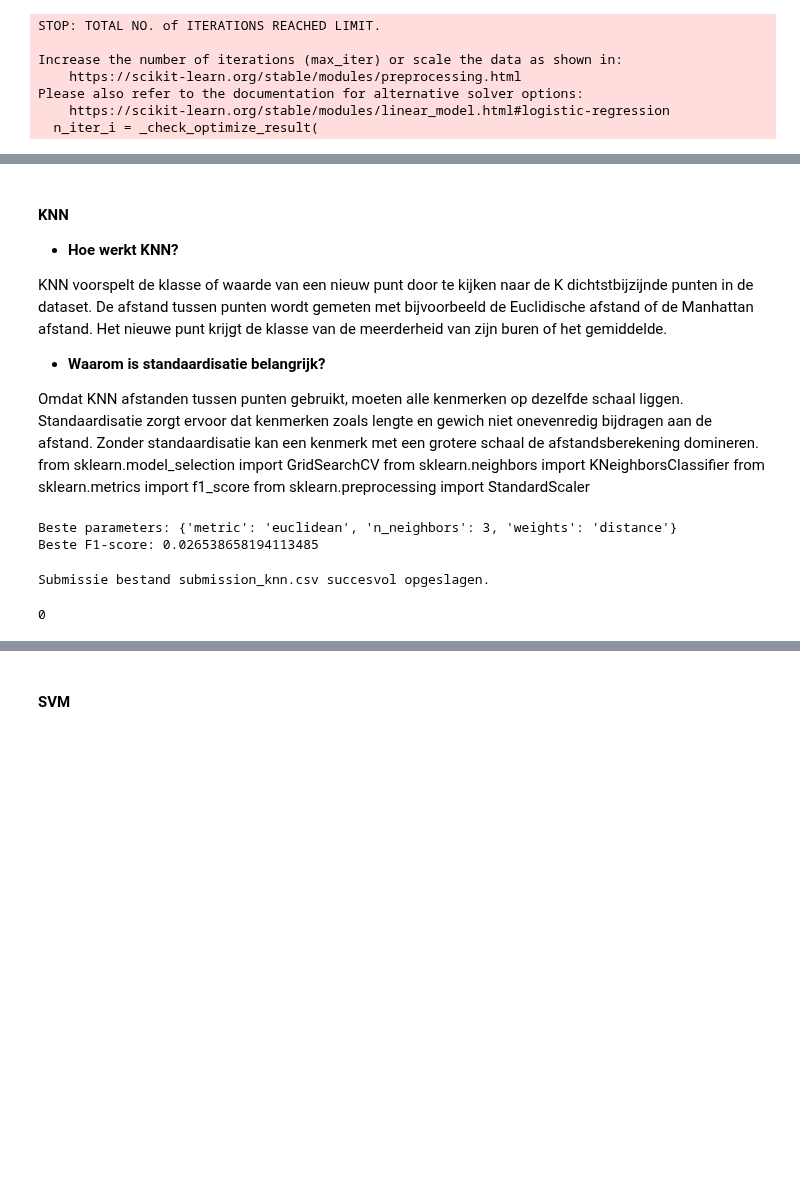
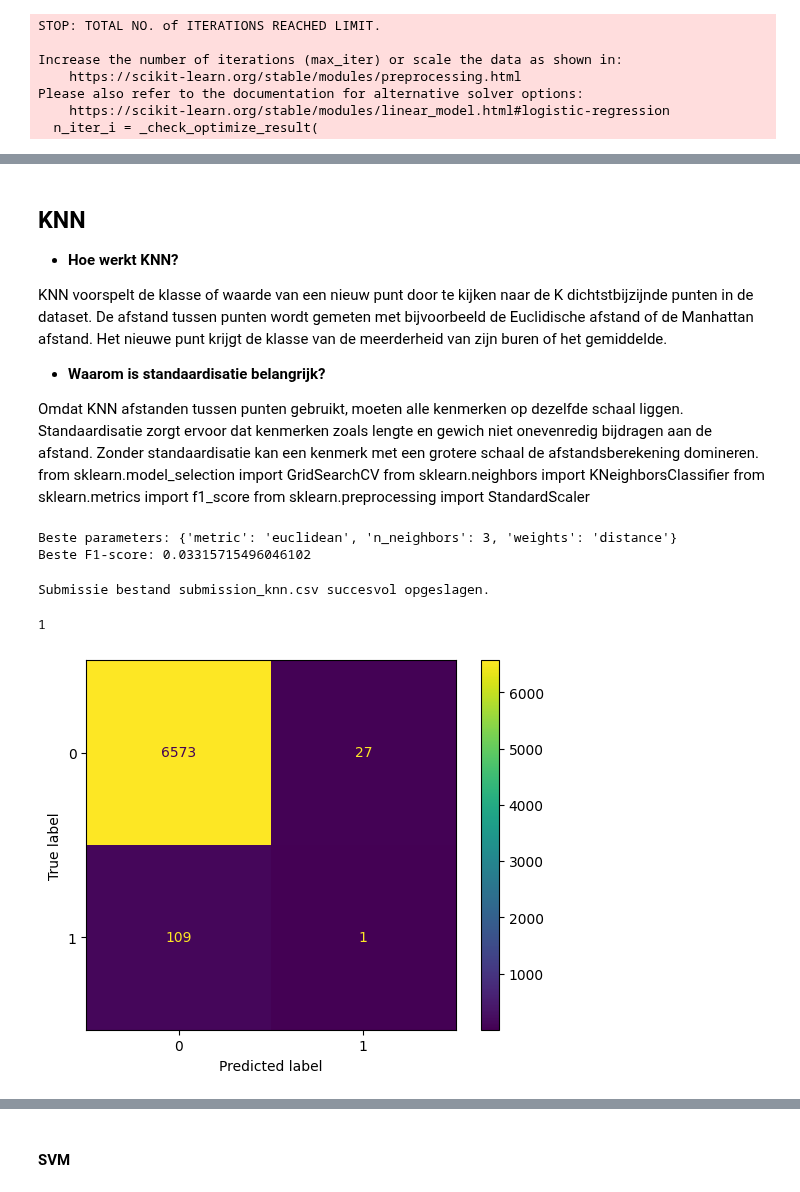
Before and after one commit to Tijnwy/MachineLearning, a Jupyter notebook: Kaggle submission, aangepast kolommen uitleg, verwijderde kolommen, comments knn en LG.ipynb, the cells around one changed output, grey strips where cells are left out. Drawn from its saved outputs; the diff is of its cells as text; code cells hidden in the pictures; blank space fills up the shorter version.

```diff
--- a/Kaggle submission, aangepast kolommen uitleg, verwijderde kolommen, comments knn en LG.ipynb
+++ b/Kaggle submission, aangepast kolommen uitleg, verwijderde kolommen, comments knn en LG.ipynb
@@ -60,6 +44,6 @@ from sklearn.metrics import ConfusionMatrixDisplay, confusion_matrix, f1_score,
 # %%
-train_data = pd.read_csv('train1.csv')
-test_data = pd.read_csv('test1.csv')
+train_data = pd.read_csv('data/train.csv')
+test_data = pd.read_csv('data/test.csv')
 display(train_data)
 display(test_data)
 # %% [output]
@@ -379,0 +372,5 @@ plt.show()
+# %%
+X = train_data.drop('stroke', axis=1)
+y = train_data["stroke"]
+X_train, X_test, y_train, y_test = train_test_split(X, y, test_size=0.2, random_state=42)
+display(X,y)
@@ -380,5 +403,5 @@ plt.show()
 # %% [markdown]
-#### KNN
+## KNN
 - **Hoe werkt KNN?**
 
 KNN voorspelt de klasse of waarde van een nieuw punt door te kijken naar de K dichtstbijzijnde punten in de dataset. De afstand tussen punten wordt gemeten met bijvoorbeeld de Euclidische afstand of de Manhattan afstand. Het nieuwe punt krijgt de klasse van de meerderheid van zijn buren of het gemiddelde.
@@ -392,7 +415,7 @@ from sklearn.metrics import f1_score
 from sklearn.preprocessing import StandardScaler
 # %%
 # Laad het KNeighborsClassifier model
-model = KNeighborsClassifier()
+knn = KNeighborsClassifier()
 
 # Schaal de trainingsdata (X_train) zodat ze een standaard normalisatie krijgen
 # Dit past de schaal aan zodat elke feature een gemiddelde van 0 en een standaardafwijking van 1 heeft
@@ -409,31 +432,27 @@ param_grid = {
 
 # Voer de Grid Search uit: het model wordt getraind voor elke combinatie van hyperparameters
 # en de beste hyperparameters worden gekozen op basis van de hoogste F1-score
-grid = GridSearchCV(model, param_grid, refit=True, scoring='f1', cv=5)
+grid = GridSearchCV(knn, param_grid, refit=True, scoring='f1', cv=5)
 grid.fit(X_train_scaled, y_train)
 
 # Toont de beste parameters en score
 print("Beste parameters:", grid.best_params_)
 print("Beste F1-score:", grid.best_score_)
 # https://chatgpt.com/share/6708eb8f-c6b4-8008-921d-da5fba0e9b1b
-
-X_test_scaled = scaler.transform(X_test)
-
-y_pred = grid.best_estimator_.predict(X_test_scaled)
 # %% [output]
 Beste parameters: {'metric': 'euclidean', 'n_neighbors': 3, 'weights': 'distance'}
-Beste F1-score: 0.026538658194113485
+Beste F1-score: 0.03315715496046102
 # %%
 kolommen_verwijderen = ['id', 'gender_Other', 'work_type_children', 'ever_married_No', 'ever_married_Yes']
-X_test = test_data.drop(columns=kolommen_verwijderen)
+X_test_kaggle = test_data.drop(columns=kolommen_verwijderen)
 
-X_test_scaled = scaler.transform(X_test)
+X_test_scaled_kaggle = scaler.transform(X_test_kaggle)
 
-y_pred = grid.best_estimator_.predict(X_test_scaled)
+y_pred_kaggle = grid.best_estimator_.predict(X_test_scaled_kaggle)
 
 submission = pd.DataFrame({
     'id': test_data['id'],
-    'stroke': y_pred
+    'stroke': y_pred_kaggle
 })
 
 submission_file = 'submission_knn.csv'
@@ -444,12 +463,17 @@ print(f"Submissie bestand {submission_file} succesvol opgeslagen.")
 os.system(f'kaggle competitions submit -c voorspellen-van-hartinfarct -f {submission_file} -m "KNN model submission"')
 # %% [output]
 Submissie bestand submission_knn.csv succesvol opgeslagen.
-0
+1
 # %%
+X_test_scaled = scaler.fit_transform(X_test)
+y_pred = grid.best_estimator_.predict(X_test_scaled)
+
 cm = confusion_matrix(y_test, y_pred)
 
 disp = ConfusionMatrixDisplay(confusion_matrix=cm)
 disp.plot()
 
 plt.show()
 # https://www.w3schools.com/python/python_ml_confusion_matrix.asp
+# %% [output]
+[figure, added]
```
Also changed, not shown: parts of 54 cells of this notebook.
